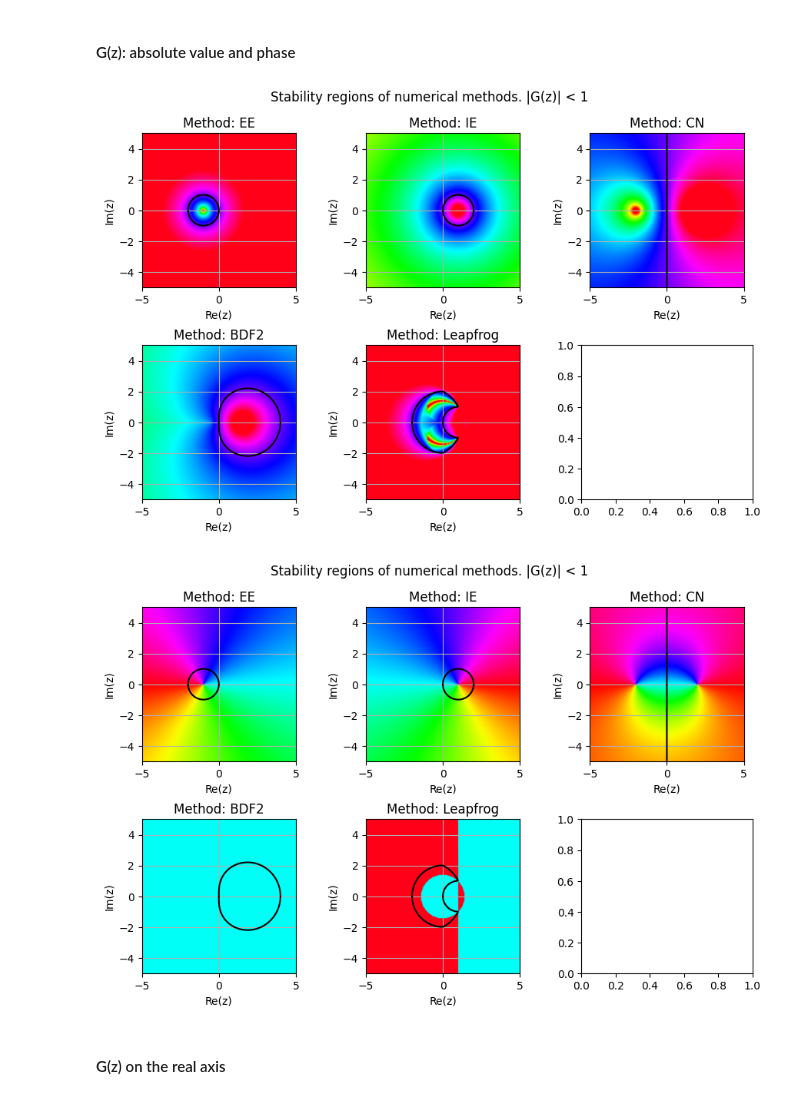
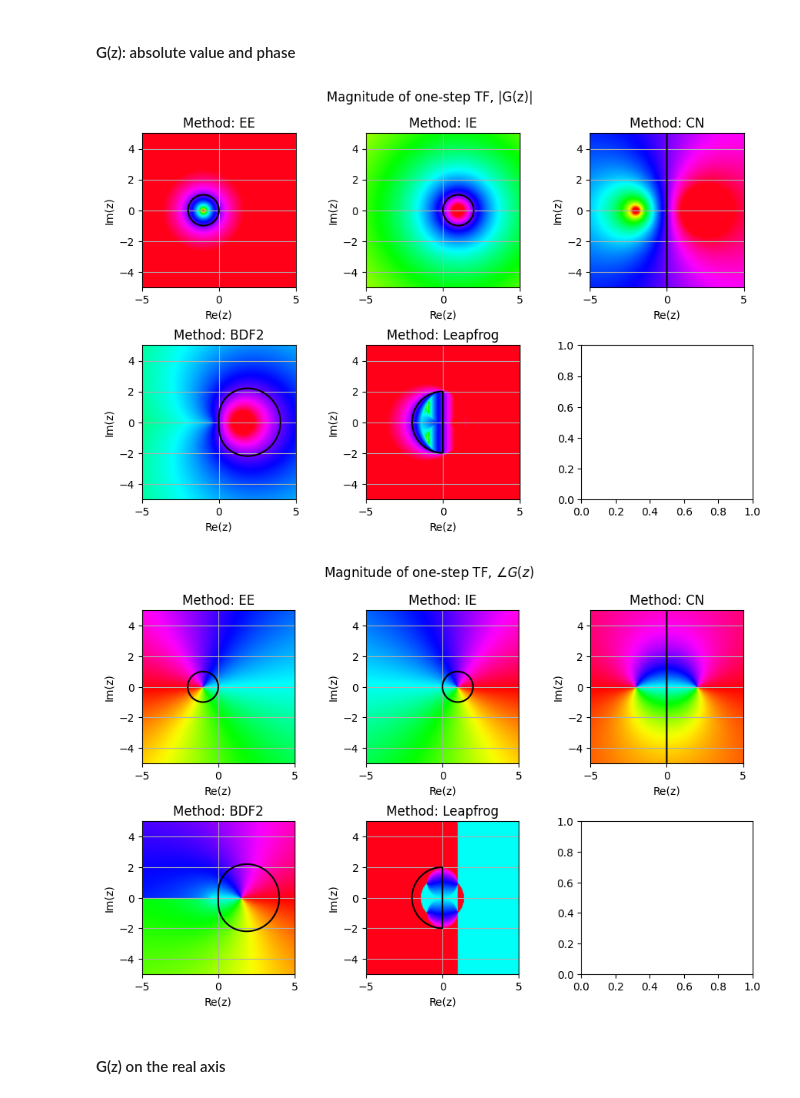
Before and after one commit to Basics2022/bbooks-math-miscellanea, a Jupyter notebook: _build/jupyter_execute/ch/ode/integration-schemes.ipynb, the cells around one changed output. Drawn from its saved outputs; the diff is of its cells as text; code cells hidden in the pictures.

Commit message:
Fixed a silent bug in the plot of stability region of Leapfrog method

```diff
--- a/_build/jupyter_execute/ch/ode/integration-schemes.ipynb
+++ b/_build/jupyter_execute/ch/ode/integration-schemes.ipynb
@@ -346,17 +346,15 @@ A_bdf2 = lambda z: np.array([[.0, 1.], [-1/(3-2*z), 4/(3-2*z)]])
 
 def ampl_A_fun(z, A_fun):
     evals = np.linalg.eigvals(A_fun(z))
-    ieval = np.argmax(np.absolute(evals))
+    ieval = np.argmax(np.absolute(evals)) # , keepdims=True)
 
-    return evals[ieval]
+    return evals[ieval]  # [0]]
 
 def A_lf(z):
     sigh, omh = np.real(z), np.imag(z)
 
     bh = - sigh
     ch2 = sigh**2 + omh**2
-    # if c == 0:
-    #     return np.eye(2)
 
     n1 = 1. - bh
     n2 = 1. - ch2/2.
@@ -367,16 +365,16 @@ def A_lf(z):
 
 
 ampl_fun_bdf2 = lambda z: ampl_A_fun(z, A_bdf2)
-ampl_fun_lf = lambda z: ampl_A_fun(z, A_lf)
+ampl_fun_lf   = lambda z: ampl_A_fun(z, A_lf)
 
-# ampl_fun_lf = lambda z: np.max(np.absolute(np.linalg.eigvals(A_lf(z))))
+ampl_fun_lf_2 = lambda z: np.max(np.absolute(np.linalg.eigvals(A_lf(z))))
 
 ampl_funs = {
     'EE': ampl_fun_ee,
     'IE': ampl_fun_ie,
     'CN': ampl_fun_cn,
     'BDF2': ampl_fun_bdf2,
-    'Leapfrog': ampl_fun_lf
+    'Leapfrog': ampl_fun_lf,
 }
 n_methods = len(ampl_funs)
 
@@ -386,4 +384,4 @@ def complex_amplification_fun(ampl_fun):
     X, Y = np.meshgrid(x, y)
     Z = X + 1j*Y
 
-    return X,Y, np.vectorize(ampl_fun)(Z)
+    return X,Y, np.vectorize(ampl_fun, otypes=[complex])(Z)
@@ -393,0 +388,18 @@ dict_keys(['EE', 'IE', 'CN', 'BDF2', 'Leapfrog'])
+# %%
+#> Check lf functions
+# part of the debug. np.vectorize require otypes, otherwise some bad silent casting may occur
+
+X, Y, Z1 = complex_amplification_fun(ampl_fun_lf)
+X, Y, Z2 = complex_amplification_fun(ampl_fun_lf_2)
+
+print(np.shape(Z1))
+print(np.shape(Z2))
+
+fig, ax = plt.subplots(1,2, figsize=(10,5))
+ax[0].contour(X, Y, np.absolute(Z1), levels=[1.0], colors='black')
+ax[1].contour(X, Y, np.absolute(Z2), levels=[1.0], colors='black')
+
+ax[0].pcolormesh(X, Y, np.log(np.abs(Z1)), shading='gouraud', vmin=-3, vmax=1.)
+ax[1].pcolormesh(X, Y, np.log(np.abs(Z2)), shading='gouraud', vmin=-3, vmax=1.)
+
+plt.show()
@@ -552,7 +570,7 @@ plt.show()
 # %% [markdown]
 #### G(z): absolute value and phase
 # %%
-
+"""
 ampl_fun_bdf2 = lambda z: np.max(np.abs(np.linalg.eigvals(A_bdf2(z))))
 ampl_fun_lf = lambda z: np.max(np.abs(np.linalg.eigvals(A_lf(z))))
 
@@ -561,9 +579,11 @@ ampl_funs = {
     'IE': ampl_fun_ie,
     'CN': ampl_fun_cn,
     'BDF2': ampl_fun_bdf2,
-    'Leapfrog': ampl_fun_lf_2
+    'Leapfrog': ampl_fun_lf
 }
 n_methods = len(ampl_funs)
+
+"""
 
 #>
 ncols = 3
@@ -587,42 +607,42 @@ for label, fun in ampl_funs.items():
 
     i_method += 1
 
-fig.suptitle("Stability regions of numerical methods. |G(z)| < 1")
+fig.suptitle("Magnitude of one-step TF, |G(z)|")
 fig.tight_layout()
 # plt.axhline(0, color='black', lw=1)
 # plt.axvline(0, color='black', lw=1)
 # plt.grid(True, linestyle='--')
 plt.show()
 # %% [output]
-[figure, old version]
+[figure, new version]
 # %%
 
 fig, ax = plt.subplots(nrows, ncols, figsize=(ncols*3, nrows*3))
 
 i_method = 0
 for label, fun in ampl_funs.items():
 
     irow = i_method // ncols
     icol = i_method % ncols
 
     X, Y, G = complex_amplification_fun(fun)
     ax[irow, icol].contour(X, Y, np.abs(G), levels=[1.0], colors='black')
     # ax[irow, icol].contourf(X, Y, np.abs(G), levels=[0., 1.0], colors=['#ffcccc'])
     ax[irow, icol].pcolormesh(X, Y, np.angle(G), cmap='hsv', shading='gouraud', vmin=-np.pi, vmax=np.pi)
     ax[irow, icol].set_title(f"Method: {label}")
     ax[irow, icol].set_aspect("equal")
     ax[irow, icol].set_xlabel(f"Re(z)"); ax[irow, icol].set_ylabel(f"Im(z)"); ax[irow, icol].grid()
 
     i_method += 1
 
-fig.suptitle("Stability regions of numerical methods. |G(z)| < 1")
+fig.suptitle(r"Magnitude of one-step TF, $\angle G(z)$")
 fig.tight_layout()
 # plt.axhline(0, color='black', lw=1)
 # plt.axvline(0, color='black', lw=1)
 # plt.grid(True, linestyle='--')
 plt.show()
 # %% [output]
-[figure, old version]
+[figure, new version]
 # %% [markdown]
 #### G(z) on the real axis
 # %%
```
Also changed, not shown: parts of 7 cells of this notebook, 36 other files.
